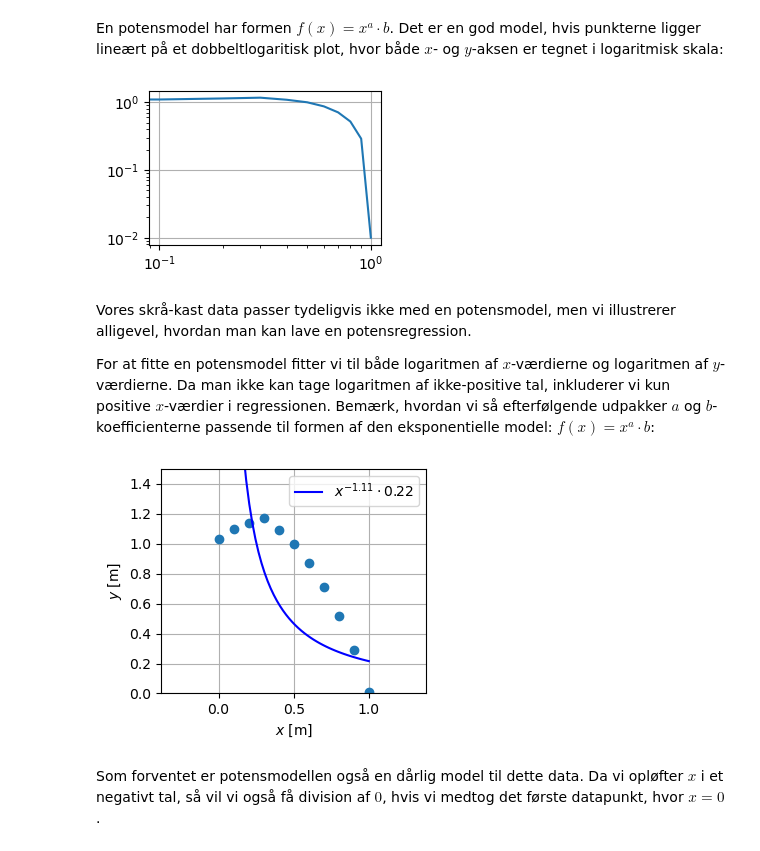
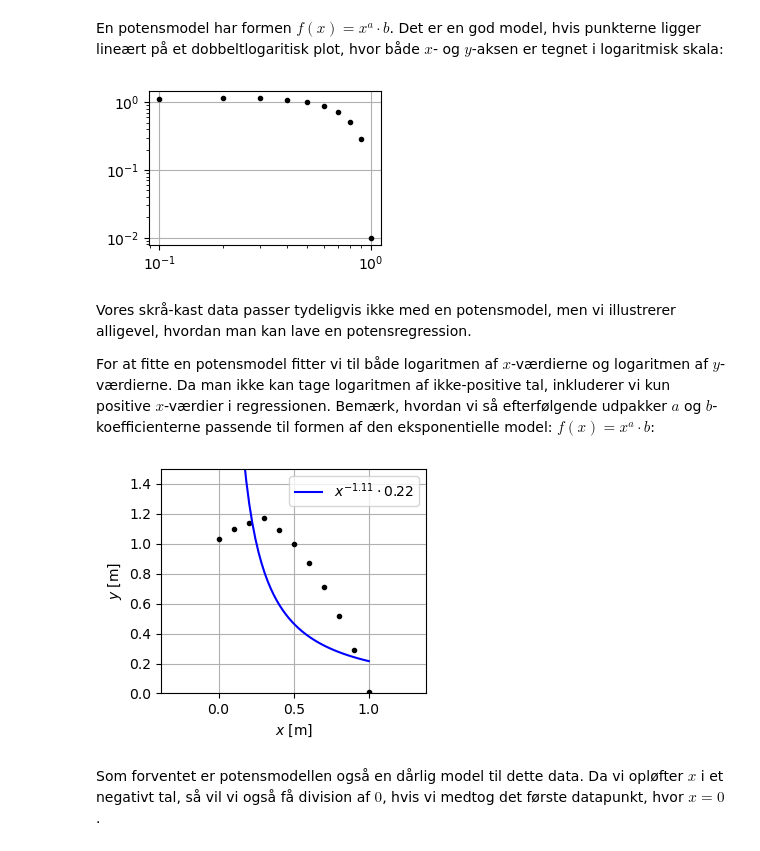
Before and after one commit to runehoejlund/ida-python-for-begyndere, a Jupyter notebook: 01-worksheet.ipynb, the cells around one changed output. Drawn from its saved outputs; the diff is of its cells as text; code cells hidden in the pictures.

```diff
--- a/01-worksheet.ipynb
+++ b/01-worksheet.ipynb
@@ -807,12 +820,12 @@ Som forventet er eksponentialmodellen en dårlig model til dette data.
 En potensmodel har formen $f(x) = x^a \cdot b$. Det er en god model, hvis punkterne ligger lineært på et dobbeltlogaritisk plot, hvor både $x$- og $y$-aksen er tegnet i logaritmisk skala:
 # %%
 plt.figure(figsize=(3,2))
-plt.plot(x, y)
+plt.plot(x, y, 'k.')
 plt.gca().set_xscale('log')
 plt.gca().set_yscale('log')
 plt.grid()
 # %% [output]
-[figure, old version]
+[figure, new version]
 # %% [markdown]
 Vores skrå-kast data passer tydeligvis ikke med en potensmodel, men vi illustrerer alligevel, hvordan man kan lave en potensregression.
 
@@ -823,8 +836,8 @@ power_model, score, a_tmp, b_tmp = linear_regression(np.log10(x[x>0]), np.log10(
 a = a_tmp[0]
 b = 10**b_tmp
 plt.figure(figsize=(3.5, 3))
-model_label = '$x^{' + str(round(a, 2))  + '}\cdot ' + str(round(b, 2)) + '$'
-plt.plot(x,y,'o')
+model_label = r'$x^{' + str(round(a, 2))  + r'}\cdot ' + str(round(b, 2)) + r'$'
+plt.plot(x,y,'k.')
 plt.plot(x_pred[x_pred > 0],x_pred[x_pred > 0]**a * b,'-b', label=model_label)
 
 # Plot configurations:
@@ -836,7 +849,7 @@ plt.ylabel('$y$ [m]')
 plt.grid()
 plt.tight_layout()
 # %% [output]
-[figure, old version]
+[figure, new version]
 # %% [markdown]
 Som forventet er potensmodellen også en dårlig model til dette data. Da vi opløfter $x$ i et negativt tal, så vil vi også få division af $0$, hvis vi medtog det første datapunkt, hvor $x=0$.
 # %% [markdown]
```
Also changed, not shown: parts of 18 cells of this notebook, 1 other file.
